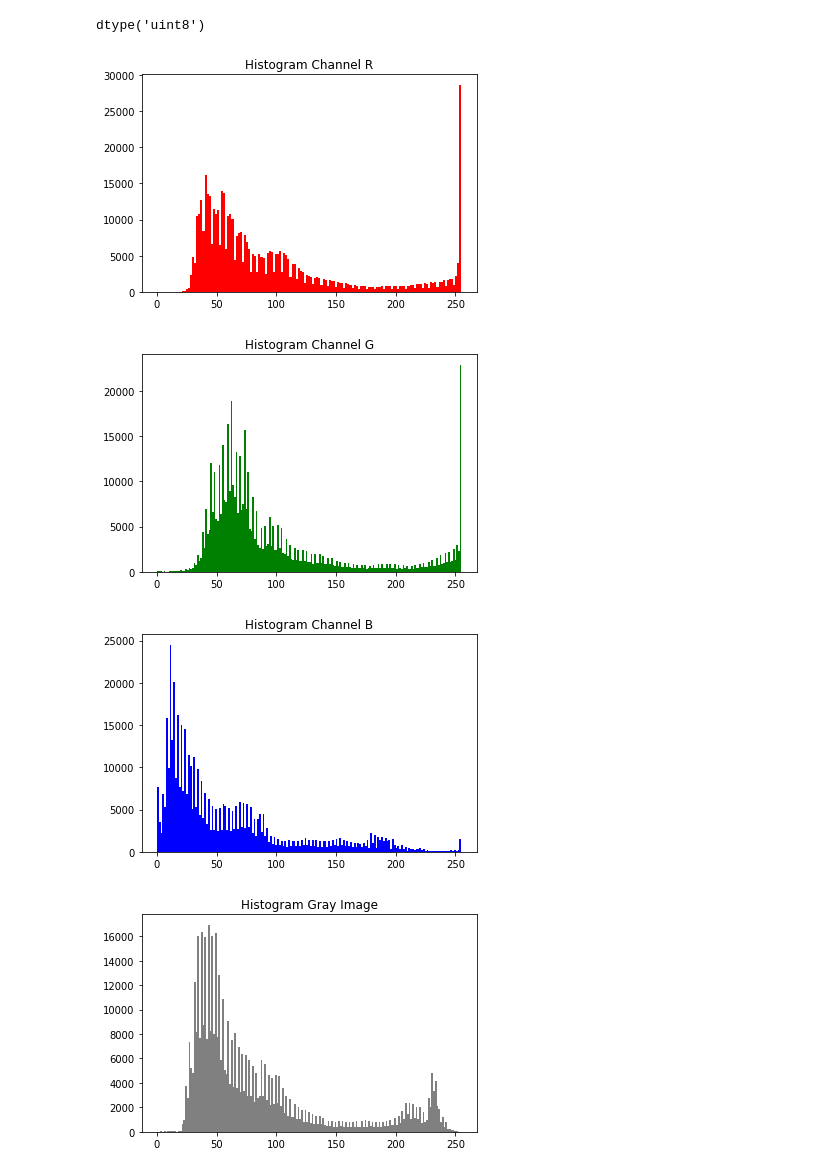
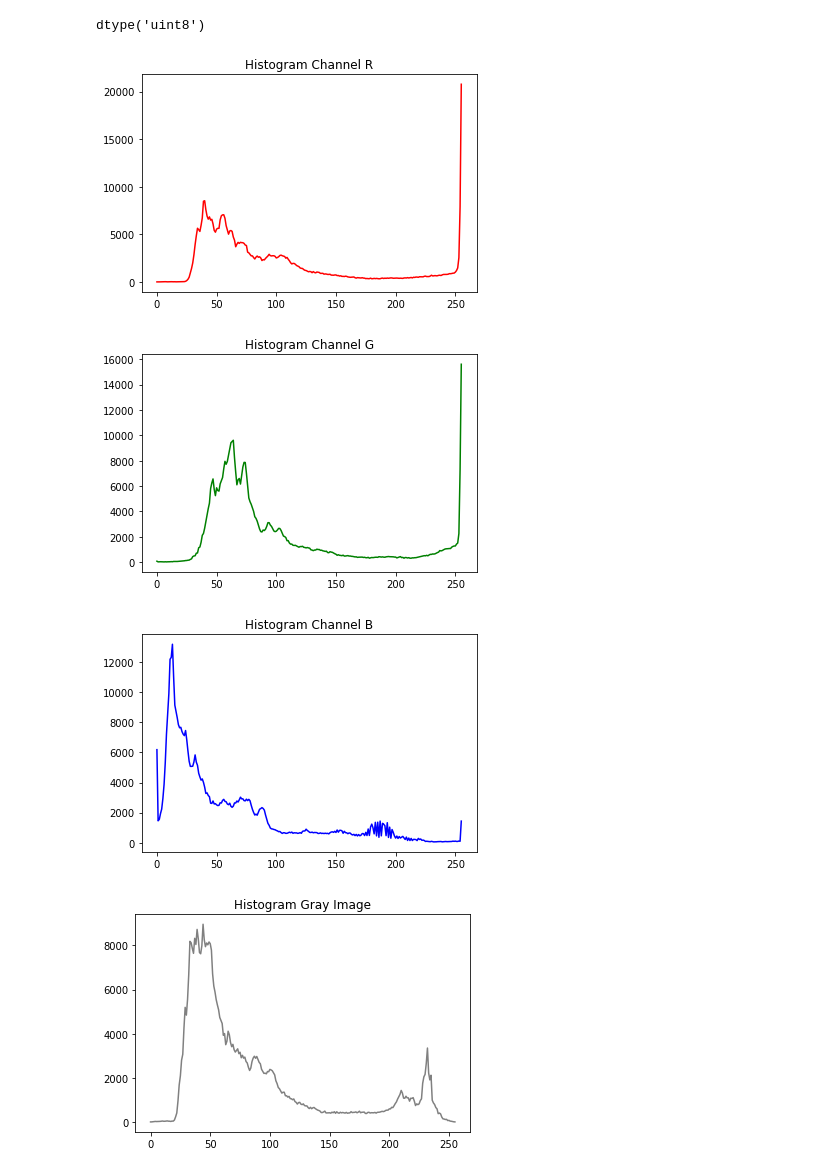
Before and after one commit to fadhilimamk/citra, a Jupyter notebook: Histogram Visualization of Image.ipynb, the cells around one changed output. Drawn from its saved outputs; the diff is of its cells as text; code cells hidden in the pictures.

```diff
--- a/Histogram Visualization of Image.ipynb
+++ b/Histogram Visualization of Image.ipynb
@@ -21,6 +21,11 @@ pixel_r = np.zeros(pixel.shape[0:2], pixel.dtype)
 pixel_g = np.zeros(pixel.shape[0:2], pixel.dtype)
 pixel_b = np.zeros(pixel.shape[0:2], pixel.dtype)
 pixel_gray = np.zeros(pixel.shape[0:2], pixel.dtype)
+
+pixel_r_flat = np.zeros(256, 'uint64')
+pixel_g_flat = np.zeros(256, 'uint64')
+pixel_b_flat = np.zeros(256, 'uint64')
+pixel_gray_flat = np.zeros(256, 'uint64')
 # %%
 for i, row in enumerate(pixel):
     for j, pix in enumerate(row):
@@ -28,3 +33,8 @@ for i, row in enumerate(pixel):
         pixel_g[i][j] = pix[1]
         pixel_b[i][j] = pix[2]
         pixel_gray[i][j] = np.uint8(pix.mean())
+
+        pixel_r_flat[pixel_r[i][j]] += 1
+        pixel_g_flat[pixel_g[i][j]] += 1
+        pixel_b_flat[pixel_b[i][j]] += 1
+        pixel_gray_flat[pixel_gray[i][j]] += 1
@@ -36,24 +41,24 @@ pixel_gray = np.ndarray.flatten(pixel_gray)
 # %%
-plt.hist(pixel_r, range= (0, 255), bins='auto', color='red')  # arguments are passed to np.histogram
+plt.plot(pixel_r_flat, color='red')  # arguments are passed to np.histogram
 plt.title("Histogram Channel R")
 plt.show()
 # %% [output]
-[figure, old version]
+[figure, new version]
 # %%
-plt.hist(pixel_g, range= (0, 255), bins='auto', color='green')  # arguments are passed to np.histogram
+plt.plot(pixel_g_flat, color='green')  # arguments are passed to np.histogram
 plt.title("Histogram Channel G")
 plt.show()
 # %% [output]
-[figure, old version]
+[figure, new version]
 # %%
-plt.hist(pixel_b, range= (0, 255), bins='auto', color='blue')  # arguments are passed to np.histogram
+plt.plot(pixel_b_flat, color='blue')  # arguments are passed to np.histogram
 plt.title("Histogram Channel B")
 plt.show()
 # %% [output]
-[figure, old version]
+[figure, new version]
 # %%
-plt.hist(pixel_gray, range= (0, 255), bins='auto', color='gray')  # arguments are passed to np.histogram
+plt.plot(pixel_gray_flat, color='gray')  # arguments are passed to np.histogram
 plt.title("Histogram Gray Image")
 plt.show()
 # %% [output]
-[figure, old version]
+[figure, new version]
```
Also changed, not shown: parts of 21 cells of this notebook.
